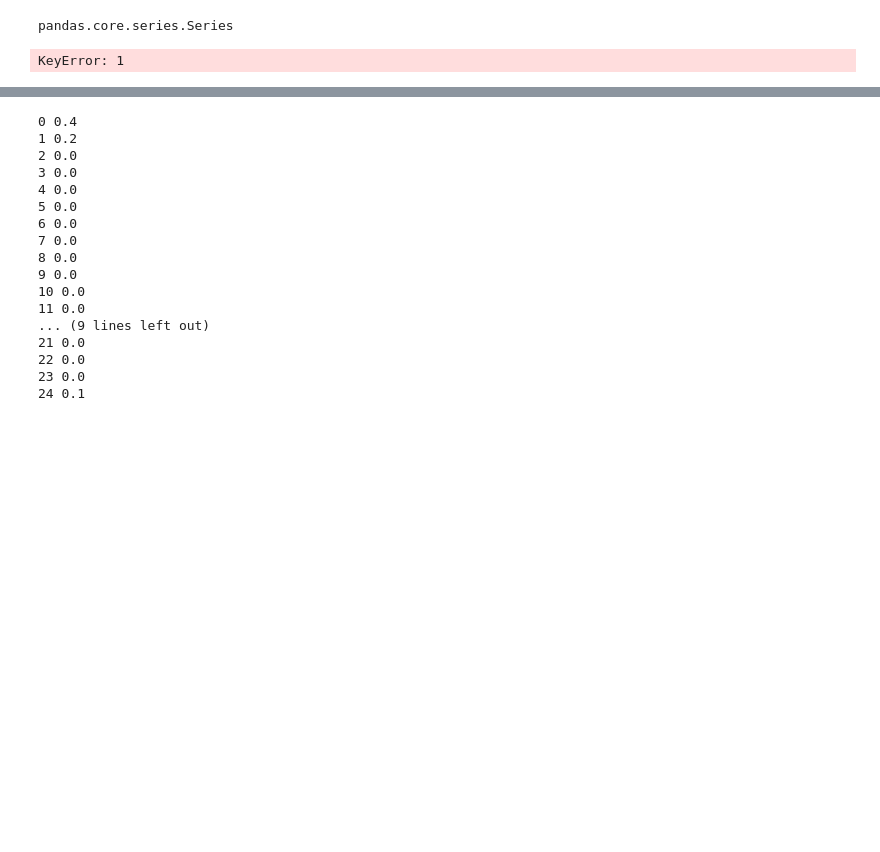
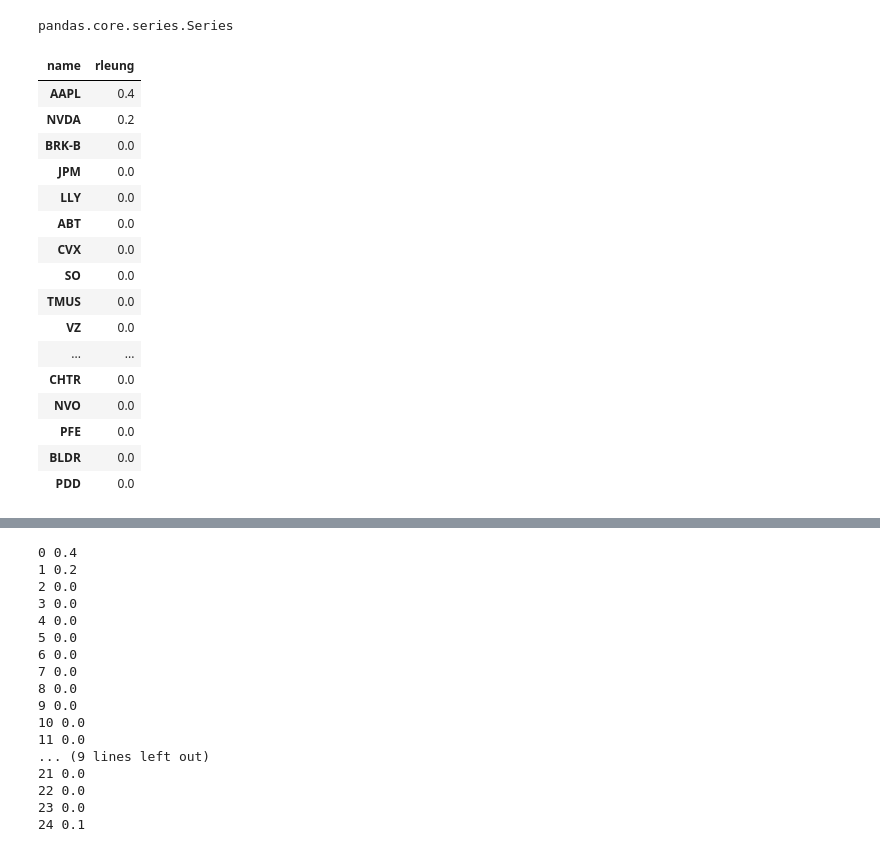
Before and after one commit to meolord29/Portfolio-Management-SpeedRun, a Jupyter notebook: sketchbook-ryan.ipynb, the cells around one changed output, grey strips where cells are left out. Saved outputs shown, nothing was run; the diff lists cells and outputs as text; code cells hidden in the pictures; blank space fills up the shorter version.

```diff
--- a/sketchbook-ryan.ipynb
+++ b/sketchbook-ryan.ipynb
@@ -26,7 +26,23 @@ type(df2.loc['rleung'])
 pandas.core.series.Series
 # %%
 df2 = pd.read_csv('database/datasets/portfolio.csv', index_col=0)
-# %%
-df2.loc['rleung',1]
-# %% [output]
-KeyError: 1
+# %%
+df2.T
+# %% [output]
+| name | rleung |
+| AAPL | 0.4 |
+| NVDA | 0.2 |
+| BRK-B | 0.0 |
+| JPM | 0.0 |
+| LLY | 0.0 |
+| ABT | 0.0 |
+| CVX | 0.0 |
+| SO | 0.0 |
+| TMUS | 0.0 |
+| VZ | 0.0 |
+| ... | ... |
+| CHTR | 0.0 |
+| NVO | 0.0 |
+| PFE | 0.0 |
+| BLDR | 0.0 |
+| PDD | 0.0 |
```
Also changed, not shown: parts of 1 cell of this notebook, 1 other file.
